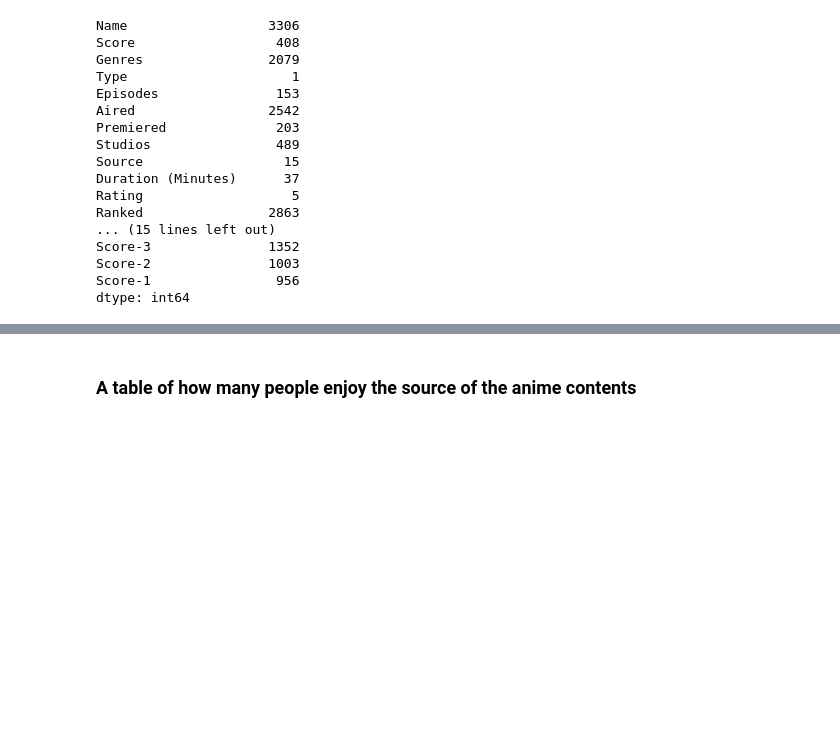
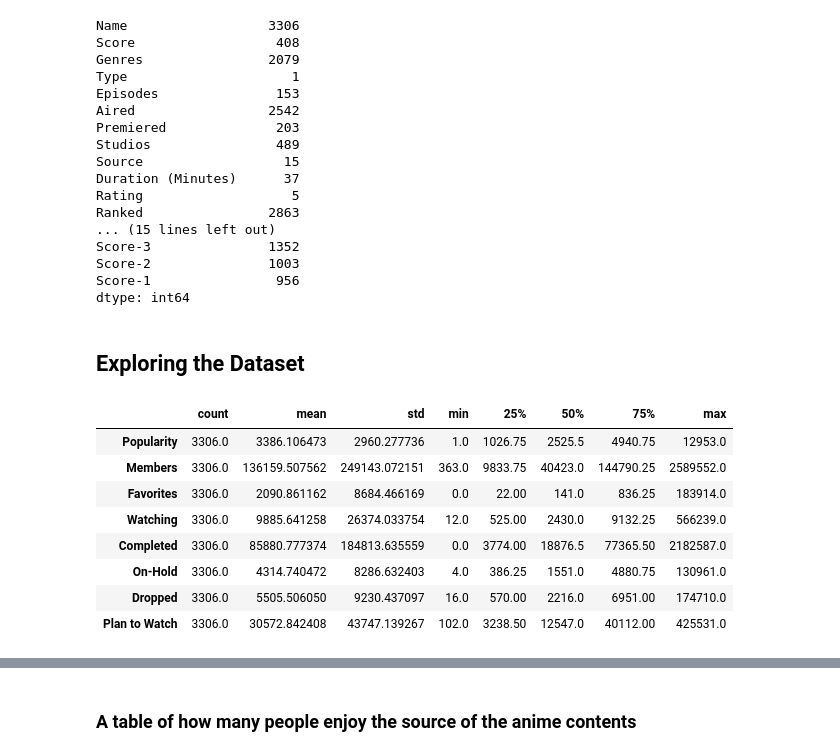
Before and after one commit to data301-2021-summer2/group03-project, a Jupyter notebook: analysis/Guy/milestone2.ipynb, the cells around one changed output, grey strips where cells are left out. Cells and saved outputs as stored; diff of their text form; code cells hidden in the pictures; blank space fills up the shorter version.

```diff
--- a/analysis/Guy/milestone2.ipynb
+++ b/analysis/Guy/milestone2.ipynb
@@ -161,3 +162,17 @@ Score-3               1352
 Score-2               1003
 Score-1                956
 dtype: int64
+# %% [markdown]
+## Exploring the Dataset
+# %%
+df.describe(include = [np.number]).T
+# %% [output]
+|  | count | mean | std | min | 25% | 50% | 75% | max |
+| Popularity | 3306.0 | 3386.106473 | 2960.277736 | 1.0 | 1026.75 | 2525.5 | 4940.75 | 12953.0 |
+| Members | 3306.0 | 136159.507562 | 249143.072151 | 363.0 | 9833.75 | 40423.0 | 144790.25 | 2589552.0 |
+| Favorites | 3306.0 | 2090.861162 | 8684.466169 | 0.0 | 22.00 | 141.0 | 836.25 | 183914.0 |
+| Watching | 3306.0 | 9885.641258 | 26374.033754 | 12.0 | 525.00 | 2430.0 | 9132.25 | 566239.0 |
+| Completed | 3306.0 | 85880.777374 | 184813.635559 | 0.0 | 3774.00 | 18876.5 | 77365.50 | 2182587.0 |
+| On-Hold | 3306.0 | 4314.740472 | 8286.632403 | 4.0 | 386.25 | 1551.0 | 4880.75 | 130961.0 |
+| Dropped | 3306.0 | 5505.506050 | 9230.437097 | 16.0 | 570.00 | 2216.0 | 6951.00 | 174710.0 |
+| Plan to Watch | 3306.0 | 30572.842408 | 43747.139267 | 102.0 | 3238.50 | 12547.0 | 40112.00 | 425531.0 |
```
Also changed, not shown: parts of 17 cells of this notebook, 1 other file.
